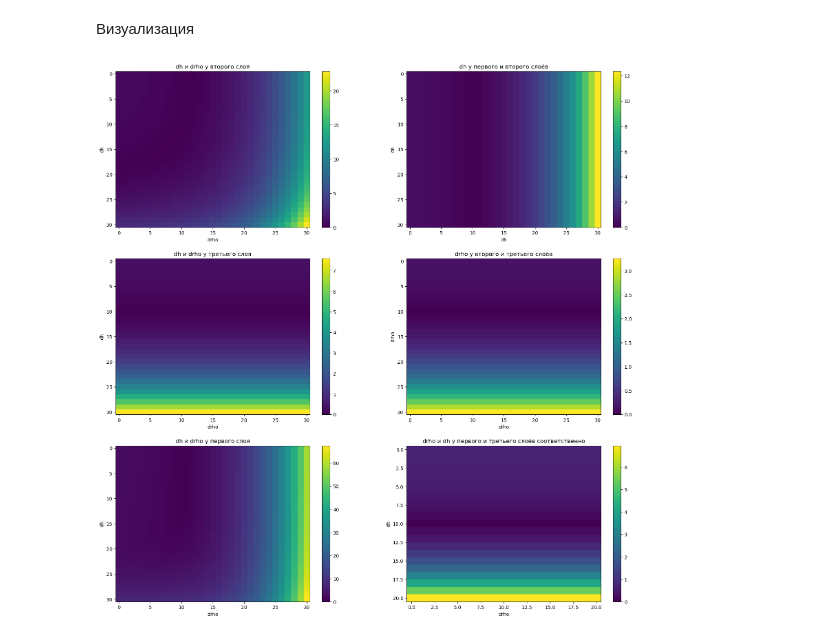
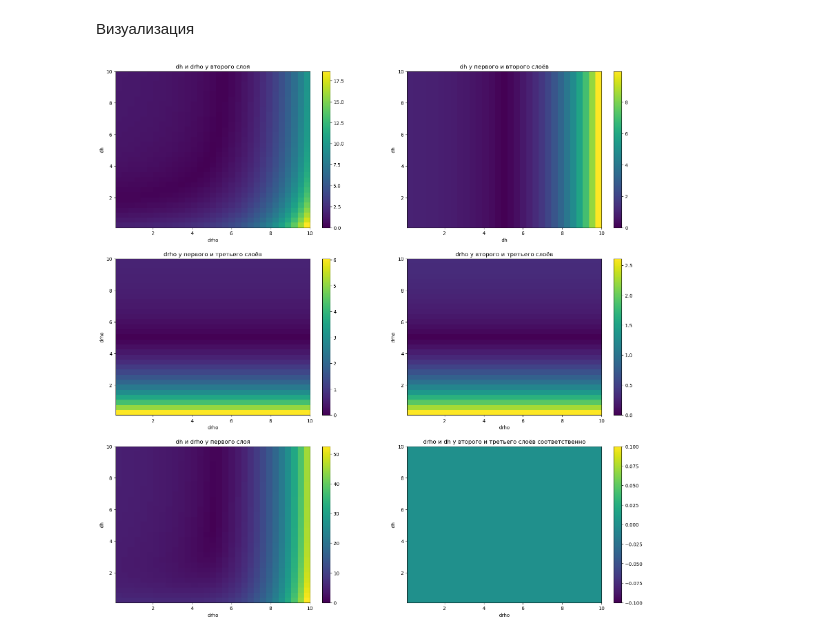
Before and after one commit to arty0mkha/electrical-prospecting, a Jupyter notebook: equivalence_example.ipynb, the cells around one changed output. Cells and saved outputs as stored; diff of their text form; code cells hidden in the pictures.

```diff
--- a/equivalence_example.ipynb
+++ b/equivalence_example.ipynb
@@ -34,42 +38,42 @@ for i in range(31):
 matrix2 = np.array(matrix2)
 # %%
 # dh и drho у первого слоя
-resist = matrix_models(param0, (0,1), 31, 'U')
+resist = matrix_models(r, param0, (0,1), n, 'U')
 matrix3 = []
-for i in range(31):
+for i in range(n):
   prikol = []
-  for j in range(31):
-    prikol.append(RMSPE(resist[i][j],resist[10][10]))
+  for j in range(n):
+    prikol.append(RMSPE(resist[i][j],resist[int((n-1)/2)][int((n-1)/2)]))
   matrix3.append(np.array(prikol))
 matrix3 = np.array(matrix3)
 # %%
 # dh у первого и второго слоёв
-resist = matrix_models(param0, (1,3), 31, 'U')
+resist = matrix_models(r, param0, (1,3), n, 'U')
 matrix4 = []
-for i in range(31):
+for i in range(n):
   prikol = []
-  for j in range(31):
-    prikol.append(RMSPE(resist[i][j],resist[10][10]))
+  for j in range(n):
+    prikol.append(RMSPE(resist[i][j],resist[int((n-1)/2)][int((n-1)/2)]))
   matrix4.append(np.array(prikol))
 matrix4 = np.array(matrix4)
 # %%
 # drho у второго и третьего слоёв
-resist = matrix_models(param0, (2,4), 31, 'U')
+resist = matrix_models(r, param0, (2,4), n, 'U')
 matrix5 = []
-for i in range(31):
+for i in range(n):
   prikol = []
-  for j in range(31):
-    prikol.append(RMSPE(resist[i][j],resist[10][10]))
+  for j in range(n):
+    prikol.append(RMSPE(resist[i][j],resist[int((n-1)/2)][int((n-1)/2)]))
   matrix5.append(np.array(prikol))
 matrix5 = np.array(matrix5)
 # %%
-# drho и dh у первого и третьего слоёв соответственно
-resist = matrix_models(param0, (0,5), 21, 'U')
+# dh и drho у второго и третьего слоёв соответственно
+resist = matrix_models(r, param0, (3,4), n, 'U')
 matrix6 = []
-for i in range(21):
+for i in range(n):
   prikol = []
-  for j in range(21):
-    prikol.append(RMSPE(resist[i][j],resist[10][10]))
+  for j in range(n):
+    prikol.append(RMSPE(resist[i][j],resist[int((n-1)/2)][int((n-1)/2)]))
   matrix6.append(np.array(prikol))
 matrix6 = np.array(matrix6)
 # %% [markdown]
@@ -79,29 +83,28 @@ matrix = [[matrix1, matrix2, matrix3],[matrix4,matrix5,matrix6]]
 # %%
 nrows, ncols = 3,2
 fig, axs = plt.subplots(nrows=nrows, ncols=ncols, figsize=(20, 20))
-
 for i in range(nrows):
   for j in range(ncols):
-    im = axs[i,j].imshow(matrix[j][i], aspect='auto')
+    im = axs[i,j].imshow(matrix[j][i], aspect='auto', extent=[0.1, 10, 0.1, 10])
     plt.colorbar(im, ax=axs[i,j])
 axs[0,0].set_title('dh и drho у второго слоя')
 axs[0,0].set_xlabel('drho')
 axs[0,0].set_ylabel('dh')
 axs[0,1].set_title('dh у первого и второго слоёв')
 axs[0,1].set_xlabel('dh')
 axs[0,1].set_ylabel('dh')
-axs[1,0].set_title('dh и drho у третьего слоя')
+axs[1,0].set_title('drho у первого и третьего слоёв')
 axs[1,0].set_xlabel('drho')
-axs[1,0].set_ylabel('dh')
+axs[1,0].set_ylabel('drho')
 axs[1,1].set_title('drho у второго и третьего слоёв')
 axs[1,1].set_xlabel('drho')
 axs[1,1].set_ylabel('drho')
 axs[2,0].set_title('dh и drho у первого слоя')
 axs[2,0].set_xlabel('drho')
 axs[2,0].set_ylabel('dh')
-axs[2,1].set_title('drho и dh у первого и третьего слоёв соответственно')
+axs[2,1].set_title('drho и dh у второго и третьего слоёв соответственно')
 axs[2,1].set_xlabel('drho')
 axs[2,1].set_ylabel('dh')
 plt.show()
 # %% [output]
-[figure, old version]
+[figure, new version]
```
Also changed, not shown: parts of 4 cells of this notebook.
